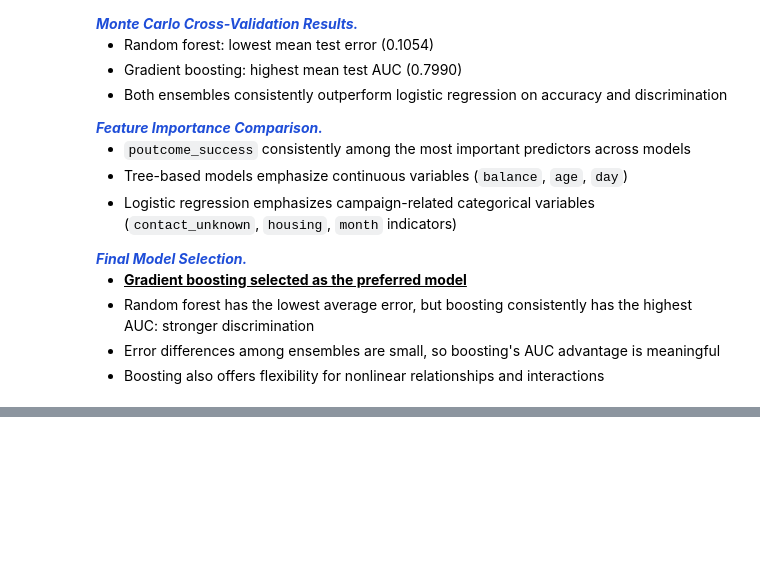
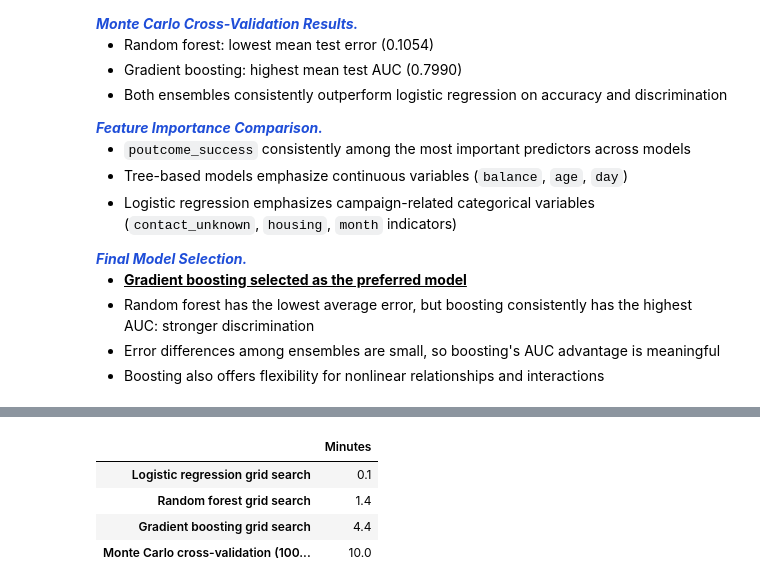
Before and after one commit to paforsey/data-science-portfolio, a Jupyter notebook: selected-work/Consumer_Subscription_Prediction.ipynb, the cells around one changed output, grey strips where cells are left out. Saved outputs shown, nothing was run; the diff lists cells and outputs as text; code cells hidden in the pictures; blank space fills up the shorter version.

```diff
--- a/selected-work/Consumer_Subscription_Prediction.ipynb
+++ b/selected-work/Consumer_Subscription_Prediction.ipynb
@@ -2035,0 +2683,79 @@ Final Model Selection.
+# %%
+# Manual Baseline: the Steps Above, Run in Order
+def run_manual_baseline():
+    X = df_model.drop(columns = ['y'])
+    y = df_model['y']
+    X_tr, X_te, y_tr, y_te = train_test_split(X, y, test_size = 0.30, random_state = 7, stratify = y)
+    X_tr_scaled = StandardScaler().fit_transform(X_tr)
+    timings = {}
+
+    steps = [
+        ('Logistic regression grid search', LogisticRegression(solver = 'lbfgs', max_iter = 5000),
+         {'C': [0.01, 0.1, 1, 10, 100]}, X_tr_scaled),
+        ('Random forest grid search', RandomForestClassifier(random_state = 7, n_jobs = 6),
+         GRIDS['Random Forest']['default'], X_tr),
+        ('Gradient boosting grid search', GradientBoostingClassifier(random_state = 7),
+         GRIDS['Gradient Boosting']['default'], X_tr)
+    ]
+    for label, estimator, grid, X_fit in steps:
+        t = time.perf_counter()
+        GridSearchCV(estimator, grid, cv = 7, scoring = 'roc_auc', n_jobs = 6).fit(X_fit, y_tr)
+        timings[label] = time.perf_counter() - t
+
+    # Monte Carlo cross-validation, as in the section above
+    t = time.perf_counter()
+    numeric_cols = X_raw.select_dtypes(include = ['int64', 'float64']).columns
+    categorical_cols = X_raw.select_dtypes(include = ['object']).columns
+    fixed_models = [
+        LogisticRegression(C = 0.01, max_iter = 5000, random_state = 7),
+        RandomForestClassifier(n_estimators = 200, max_features = 'sqrt', max_depth = 20,
+                               min_samples_leaf = 5, random_state = 7, n_jobs = 6),
+        GradientBoostingClassifier(n_estimators = 200, learning_rate = 0.1, max_depth = 4,
+                                   min_samples_leaf = 5, random_state = 7)
+    ]
+    for seed in np.random.default_rng(7).integers(0, 10_000, size = 100):
+        Xa, Xb, ya, yb = train_test_split(X_raw, y_raw, test_size = 0.30, stratify = y_raw, random_state = seed)
+        pre = ColumnTransformer([
+            ('num', StandardScaler(), numeric_cols),
+            ('cat', OneHotEncoder(drop = 'first', handle_unknown = 'ignore'), categorical_cols)
+        ])
+        Xa_proc, Xb_proc = pre.fit_transform(Xa), pre.transform(Xb)
+        for m in fixed_models:
+            m.fit(Xa_proc, ya)
+            roc_auc_score(yb, m.predict_proba(Xb_proc)[:, 1])
+    timings['Monte Carlo cross-validation (100 splits)'] = time.perf_counter() - t
+    return timings
+
+manual_timings = run_manual_baseline()
+manual_seconds = sum(manual_timings.values())
+llm_seconds = sum(r['seconds'] for r in final['log'] if r['step'] in ('diagnose', 'report'))
+
+speedup = pd.DataFrame({
+    'Run': ['Manual: steps above, in order', 'Workflow: retrain, validate, fix, report'],
+    'Minutes': [manual_seconds / 60, agent_seconds / 60],
+    'Includes': ['3 grid searches, 100 Monte Carlo splits',
+                 f"Checks on every fit, {sum(r['step'] == 'retrain' for r in final['log']) - 3} refits after fixes, "
+                 f"{sum(h['mccv_sd_auc'] is not None for fits in final['history'].values() for h in fits)} Monte Carlo runs of 100 splits, drafted report"]
+})
+
+display(HTML('<br><b>Table 8: Manual Steps vs. Workflow Run Time</b>'))
+display(
+    speedup.style
+        .hide(axis = 'index')
+        .format({'Minutes': '{:.1f}'})
+        .set_properties(subset = ['Run', 'Includes'], **{'text-align': 'left'})
+)
+display(HTML(f"""<br>
+    Run-time reduction:
+    <span style='background-color:#fff3b0; font-weight:bold; padding:2px 4px;'>
+        {1 - agent_seconds / manual_seconds:.0%}
+    </span><br>
+    Language model calls:
+    <span style='background-color:#fff3b0; font-weight:bold; padding:2px 4px;'>
+        {llm_seconds:.1f} seconds
+    </span> of the workflow's run
+"""))
+
+display(HTML('<br><b>Manual step times (minutes)</b>'))
+display(pd.Series(manual_timings).div(60).round(1).to_frame('Minutes'))
+# %% [output]
@@ -2035,0 +2769,5 @@ Final Model Selection.
+|  | Minutes |
+| Logistic regression grid search | 0.1 |
+| Random forest grid search | 1.4 |
+| Gradient boosting grid search | 4.4 |
+| Monte Carlo cross-validation (100... | 10.0 |
```
Also changed, not shown: parts of 18 cells of this notebook, 1 other file.
